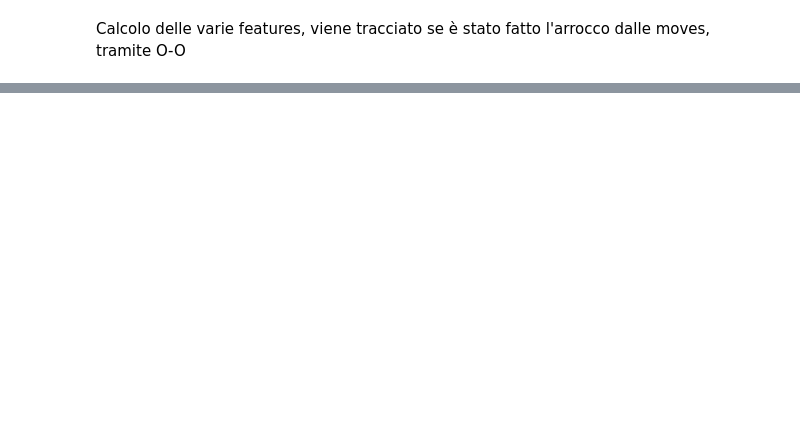
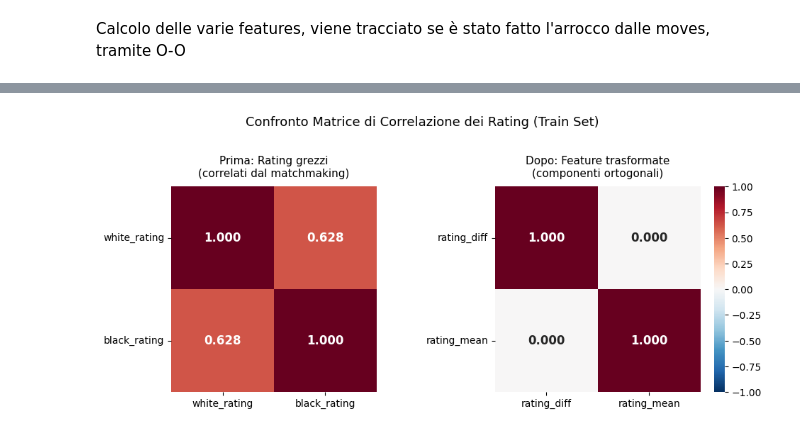
Before and after one commit to Lupo6789/tesi_scacchi, a Jupyter notebook: 02_Feature_Engineering.ipynb, the cells around one changed output, grey strips where cells are left out. Drawn from its saved outputs; the diff is of its cells as text; code cells hidden in the pictures; blank space fills up the shorter version.

```diff
--- a/02_Feature_Engineering.ipynb
+++ b/02_Feature_Engineering.ipynb
@@ -29,14 +29,20 @@ df_test = pd.read_csv('test_cleaned.csv')
 df_train['tempo_stimato_sec'] = df_train['increment_code'].apply(stima_tempo_lichess)
 df_test['tempo_stimato_sec'] = df_test['increment_code'].apply(stima_tempo_lichess)
 
-#Calcolo della lunghezza reale della partita
-#Ci serve contare gli spazi nella stringa 'moves' per avere il numero di semimosse
+# 4. Calcolo della lunghezza reale della partita (numero di semimosse)
 df_train['numero_mosse_reali'] = df_train['moves'].apply(lambda x: len(str(x).split()))
 df_test['numero_mosse_reali'] = df_test['moves'].apply(lambda x: len(str(x).split()))
 
+# 5. Feature Engineering sui rating (decorrelazione: squilibrio di forza e livello medio)
+df_train['rating_diff'] = df_train['white_rating'] - df_train['black_rating']
+df_train['rating_mean'] = (df_train['white_rating'] + df_train['black_rating']) / 2
+
+df_test['rating_diff'] = df_test['white_rating'] - df_test['black_rating']
+df_test['rating_mean'] = (df_test['white_rating'] + df_test['black_rating']) / 2
+
 print(f"Train Set preparato: {df_train.shape[0]} partite.")
 print(f"Test Set preparato: {df_test.shape[0]} partite.")
-print("Feature 'tempo_stimato_sec' e 'numero_mosse_reali' calcolate con successo.")
+print("Feature 'tempo_stimato_sec', 'numero_mosse_reali', 'rating_diff' e 'rating_mean' calcolate con successo.")
 # %% [output]
 1. CARICAMENTO E PREPARAZIONE DATI
 Train Set preparato: 14580 partite.
@@ -169,0 +188,72 @@ sviluppo_N: l vantaggio di sviluppo (Bianco - Nero) calcolato contando Cavalli e
+# %%
+import warnings
+warnings.filterwarnings('ignore')
+import matplotlib.pyplot as plt
+import seaborn as sns
+from statsmodels.stats.outliers_influence import variance_inflation_factor
+from statsmodels.tools.tools import add_constant
+
+print("3. DIAGNOSTICA MULTICOLLINEARITÀ: CORRELAZIONE E VIF (SOLO TRAIN SET)\n")
+
+def calcola_vif(df_sub):
+    """Calcola il VIF includendo la costante (intercetta) per variabili non centrate."""
+    X = add_constant(df_sub.dropna().astype(float)) #statsmodels non aggiunge l'intercetta in automatico nel calcolo del VIF
+    righe = []
+    for i, col in enumerate(X.columns):
+        if col == 'const':
+            continue
+        righe.append({
+            'Feature': col,
+            'VIF': variance_inflation_factor(X.values, i)
+        })
+    return pd.DataFrame(righe)
+
+cols_prima = ['white_rating', 'black_rating']
+cols_tutte = ['white_rating', 'black_rating', 'rating_diff', 'rating_mean']
+cols_dopo = ['rating_diff', 'rating_mean']
+
+# 1. Confronto numerico Prima / Ridondante / Dopo sul Train Set
+print("--- A) PRIMA: Rating grezzi (white_rating, black_rating) ---")
+print(f"Correlazione di Pearson r = {df_train[cols_prima].corr().iloc[0, 1]:.4f}")
+print(calcola_vif(df_train[cols_prima]).round(4).to_string(index=False))
+
+print("\n--- B) SCENARIO RIDONDANTE: Tutti e 4 insieme (Collinearità perfetta) ---")
+print(calcola_vif(df_train[cols_tutte]).to_string(index=False))
+
+print("\n--- C) DOPO: Feature trasformate (rating_diff, rating_mean) ---")
+print(f"Correlazione di Pearson r = {df_train[cols_dopo].corr().iloc[0, 1]:.4f}")
+print(calcola_vif(df_train[cols_dopo]).round(4).to_string(index=False))
+
+# 2. Controllo VIF su tutte le feature finali salvate (esempio su N=40, Train Set)
+df_n40 = pd.read_csv('train_features_N40.csv').dropna()
+colonne_non_feature = ['winner', 'id', 'mosse_totali', 'mosse_rimanenti', 'fascia']
+X_n40 = df_n40.drop(columns=[c for c in colonne_non_feature if c in df_n40.columns])
+
+print("\n--- D) CONTROLLO VIF SU TUTTE LE FEATURE FINALI (TRAIN SET, N=40) ---")
+print(calcola_vif(X_n40).sort_values(by='VIF', ascending=False).round(3).to_string(index=False))
+
+# 3. Grafico comparativo delle Matrici di Correlazione (Prima vs Dopo)
+fig, axes = plt.subplots(1, 2, figsize=(10, 4.2))
+
+sns.heatmap(
+    df_train[cols_prima].corr(), annot=True, fmt=".3f", cmap="RdBu_r",
+    vmin=-1, vmax=1, square=True, cbar=False,
+    annot_kws={"size": 12, "weight": "bold"}, ax=axes[0]
+)
+axes[0].set_title("Prima: Rating grezzi\n(correlati dal matchmaking)", fontsize=11, pad=10)
+axes[0].set_xticklabels(['white_rating', 'black_rating'], rotation=0)
+axes[0].set_yticklabels(['white_rating', 'black_rating'], rotation=0)
+
+sns.heatmap(
+    df_train[cols_dopo].corr(), annot=True, fmt=".3f", cmap="RdBu_r",
+    vmin=-1, vmax=1, square=True, cbar=True,
+    annot_kws={"size": 12, "weight": "bold"}, ax=axes[1]
+)
+axes[1].set_title("Dopo: Feature trasformate\n(componenti ortogonali)", fontsize=11, pad=10)
+axes[1].set_xticklabels(['rating_diff', 'rating_mean'], rotation=0)
+axes[1].set_yticklabels(['rating_diff', 'rating_mean'], rotation=0)
+
+plt.suptitle("Confronto Matrice di Correlazione dei Rating (Train Set)", fontsize=13, y=1.02)
+plt.tight_layout()
+plt.show()
+# %% [output]
@@ -169,0 +277 @@ sviluppo_N: l vantaggio di sviluppo (Bianco - Nero) calcolato contando Cavalli e
+[figure, added]
```
Also changed, not shown: parts of 5 cells of this notebook.
